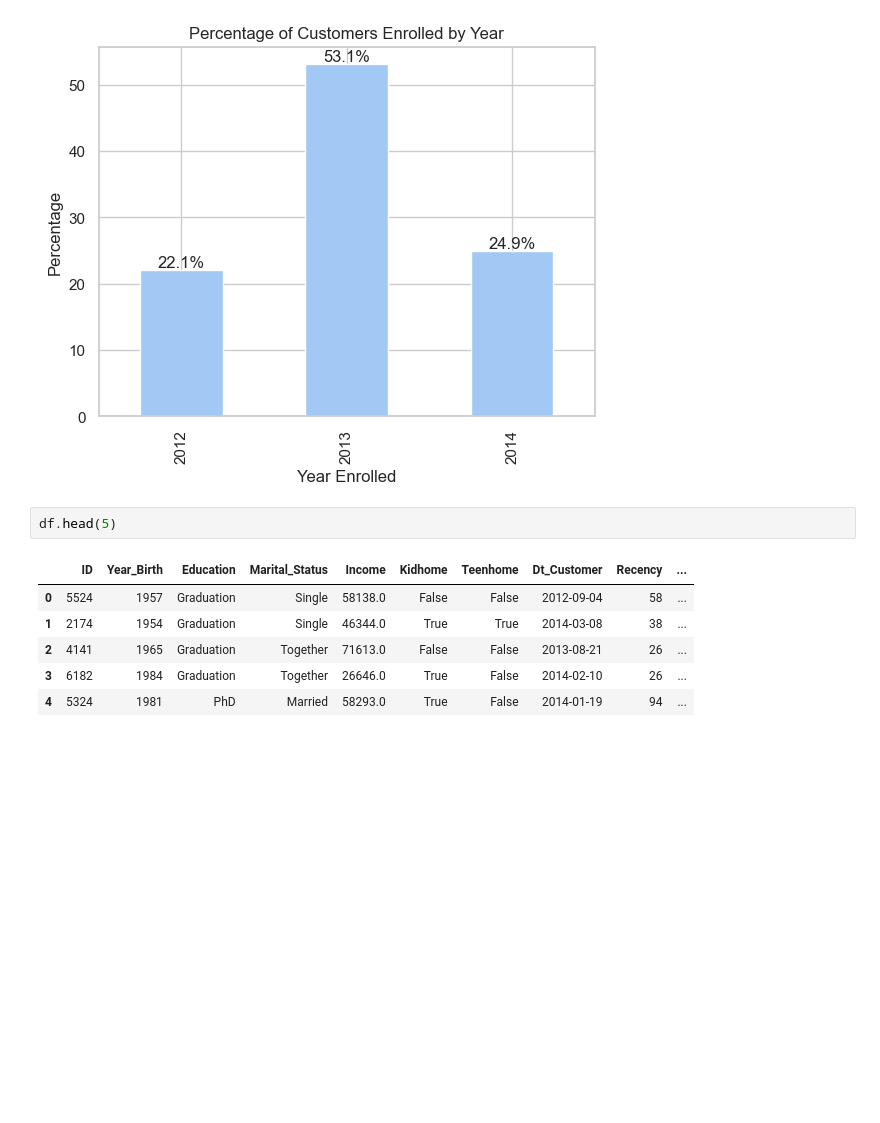
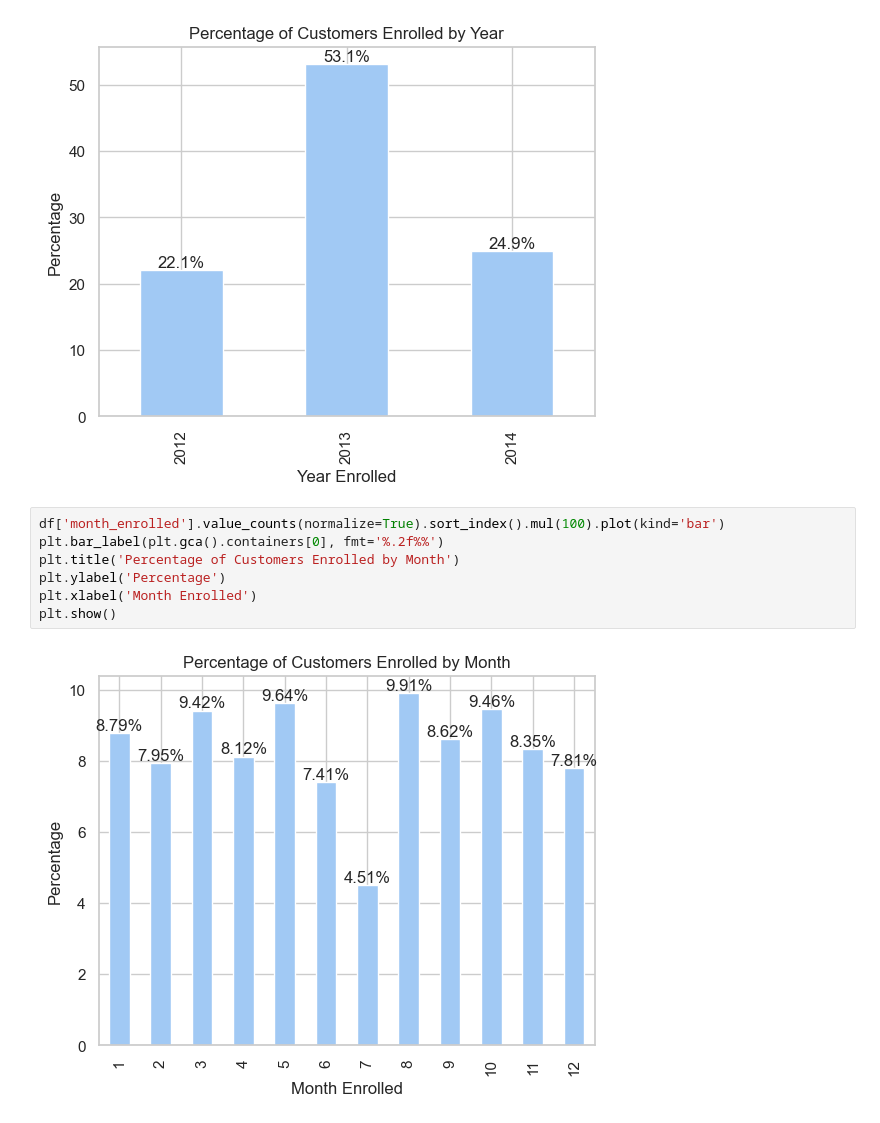
Before and after one commit to AryanRakholiya2004/Marketing-Campaign-Analysis, a Jupyter notebook: notebook/1 . EDA.ipynb, the cells around one changed output. Saved outputs shown, nothing was run; the diff lists cells and outputs as text; blank space fills up the shorter version.

```diff
--- a/notebook/1 . EDA.ipynb
+++ b/notebook/1 . EDA.ipynb
@@ -321,12 +321,12 @@ plt.xlabel('Year Enrolled')
 plt.show()
 # %% [output]
 [figure]
-# %%
-df.head(5)
-# %% [output]
-|  | ID | Year_Birth | Education | Marital_Status | Income | Kidhome | Teenhome | Dt_Customer | Recency | ... |
-| 0 | 5524 | 1957 | Graduation | Single | 58138.0 | False | False | 2012-09-04 | 58 | ... |
-| 1 | 2174 | 1954 | Graduation | Single | 46344.0 | True | True | 2014-03-08 | 38 | ... |
-| 2 | 4141 | 1965 | Graduation | Together | 71613.0 | False | False | 2013-08-21 | 26 | ... |
-| 3 | 6182 | 1984 | Graduation | Together | 26646.0 | True | False | 2014-02-10 | 26 | ... |
-| 4 | 5324 | 1981 | PhD | Married | 58293.0 | True | False | 2014-01-19 | 94 | ... |
+# %%
+df['month_enrolled'].value_counts(normalize=True).sort_index().mul(100).plot(kind='bar')
+plt.bar_label(plt.gca().containers[0], fmt='%.2f%%')
+plt.title('Percentage of Customers Enrolled by Month')
+plt.ylabel('Percentage')
+plt.xlabel('Month Enrolled')
+plt.show()
+# %% [output]
+[figure, added]
```
Also changed, not shown: parts of 16 cells of this notebook, 1 other file.
